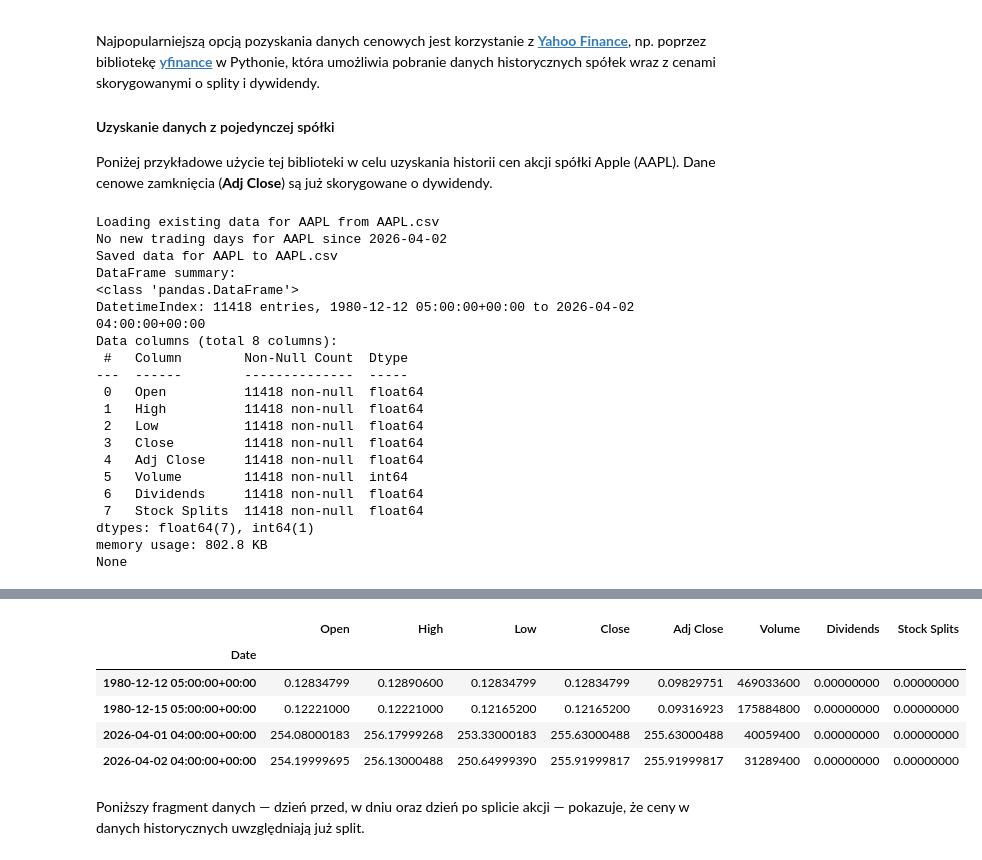
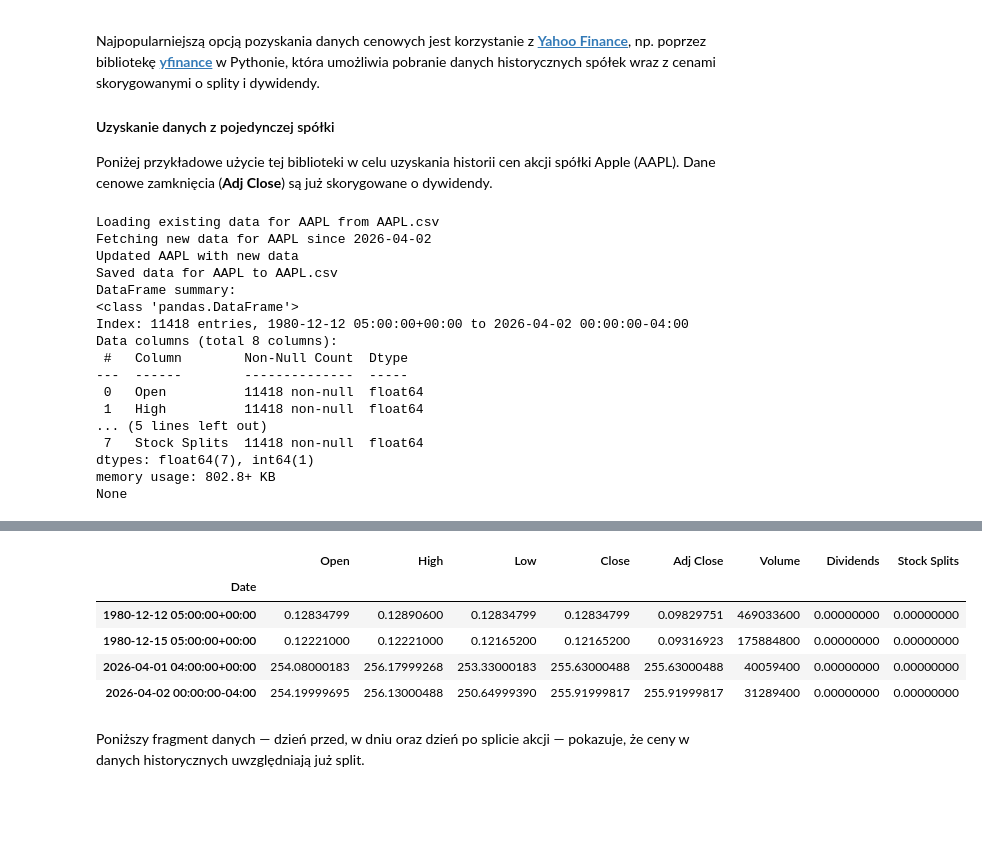
Before and after one commit to MichaelL200/data-driven-stock-portfolio-selection, a Jupyter notebook: notebooks/main.ipynb, the cells around one changed output, grey strips where cells are left out. Drawn from its saved outputs; the diff is of its cells as text; code cells hidden in the pictures; blank space fills up the shorter version.

Commit message:
refactor(dataset). Closes #17

```diff
--- a/notebooks/main.ipynb
+++ b/notebooks/main.ipynb
@@ -263,45 +267,42 @@ Najpopularniejszą opcją pozyskania danych cenowych jest korzystanie z [**Yahoo
 
 Poniżej przykładowe użycie tej biblioteki w celu uzyskania historii cen akcji spółki Apple (AAPL). Dane cenowe zamknięcia (**Adj Close**) są już skorygowane o dywidendy.
 # %%
-apple = dataset.YahooFinance.get_ticker_data_incremential("AAPL", save_csv=True)
+apple = dataset.YahooFinance.get_ticker_data_incremental("AAPL", save_csv=True)
 
 plots.summarize_df(apple)
 # %% [output]
 Loading existing data for AAPL from AAPL.csv
-No new trading days for AAPL since 2026-04-02
+Fetching new data for AAPL since 2026-04-02
+Updated AAPL with new data
 Saved data for AAPL to AAPL.csv
 DataFrame summary:
 <class 'pandas.DataFrame'>
-DatetimeIndex: 11418 entries, 1980-12-12 05:00:00+00:00 to 2026-04-02 04:00:00+00:00
+Index: 11418 entries, 1980-12-12 05:00:00+00:00 to 2026-04-02 00:00:00-04:00
 Data columns (total 8 columns):
  #   Column        Non-Null Count  Dtype
 ---  ------        --------------  -----
  0   Open          11418 non-null  float64
  1   High          11418 non-null  float64
- 2   Low           11418 non-null  float64
- 3   Close         11418 non-null  float64
- 4   Adj Close     11418 non-null  float64
- 5   Volume        11418 non-null  int64
- 6   Dividends     11418 non-null  float64
+... (5 lines left out)
  7   Stock Splits  11418 non-null  float64
 dtypes: float64(7), int64(1)
-memory usage: 802.8 KB
+memory usage: 802.8+ KB
 None
 |  | Open | High | Low | Close | Adj Close | Volume | Dividends | Stock Splits |
 | count | 11418.00000000 | 11418.00000000 | 11418.00000000 | 11418.00000000 | 11418.00000000 | 11418.00000000 | 11418.00000000 | 11418.00000000 |
 | mean | 30.15047309 | 30.47617352 | 29.84209861 | 30.17159160 | 29.21951545 | 308284883.56980205 | 0.00088138 | 0.00148888 |
 | std | 60.61079138 | 61.25882629 | 60.00924209 | 60.65893391 | 60.12135200 | 333052988.46902442 | 0.01315022 | 0.08211036 |
 | min | 0.04966500 | 0.04966500 | 0.04910700 | 0.04910700 | 0.03760944 | 0.00000000 | 0.00000000 | 0.00000000 |
 | 25% | 0.30506150 | 0.31138399 | 0.29910699 | 0.30524600 | 0.24740569 | 105344100.00000000 | 0.00000000 | 0.00000000 |
 | 50% | 0.60714298 | 0.62053603 | 0.59654000 | 0.60686401 | 0.49609168 | 197195600.00000000 | 0.00000000 | 0.00000000 |
 | 75% | 24.55455351 | 24.78562546 | 24.27875042 | 24.49687481 | 21.92354155 | 388321600.00000000 | 0.00000000 | 0.00000000 |
 | max | 286.20001221 | 288.61999512 | 283.29998779 | 286.19000244 | 285.92245483 | 7421640800.00000000 | 0.26000000 | 7.00000000 |
 |  | Open | High | Low | Close | Adj Close | Volume | Dividends | Stock Splits |
 | Date |  |  |  |  |  |  |  |  |
 | 1980-12-12 05:00:00+00:00 | 0.12834799 | 0.12890600 | 0.12834799 | 0.12834799 | 0.09829751 | 469033600 | 0.00000000 | 0.00000000 |
 | 1980-12-15 05:00:00+00:00 | 0.12221000 | 0.12221000 | 0.12165200 | 0.12165200 | 0.09316923 | 175884800 | 0.00000000 | 0.00000000 |
 | 2026-04-01 04:00:00+00:00 | 254.08000183 | 256.17999268 | 253.33000183 | 255.63000488 | 255.63000488 | 40059400 | 0.00000000 | 0.00000000 |
-| 2026-04-02 04:00:00+00:00 | 254.19999695 | 256.13000488 | 250.64999390 | 255.91999817 | 255.91999817 | 31289400 | 0.00000000 | 0.00000000 |
+| 2026-04-02 00:00:00-04:00 | 254.19999695 | 256.13000488 | 250.64999390 | 255.91999817 | 255.91999817 | 31289400 | 0.00000000 | 0.00000000 |
 # %% [markdown]
 Poniższy fragment danych — dzień przed, w dniu oraz dzień po splicie akcji — pokazuje, że ceny w danych historycznych uwzględniają już split.
 # %%
```
Also changed, not shown: parts of 7 cells of this notebook, 1 other file.
